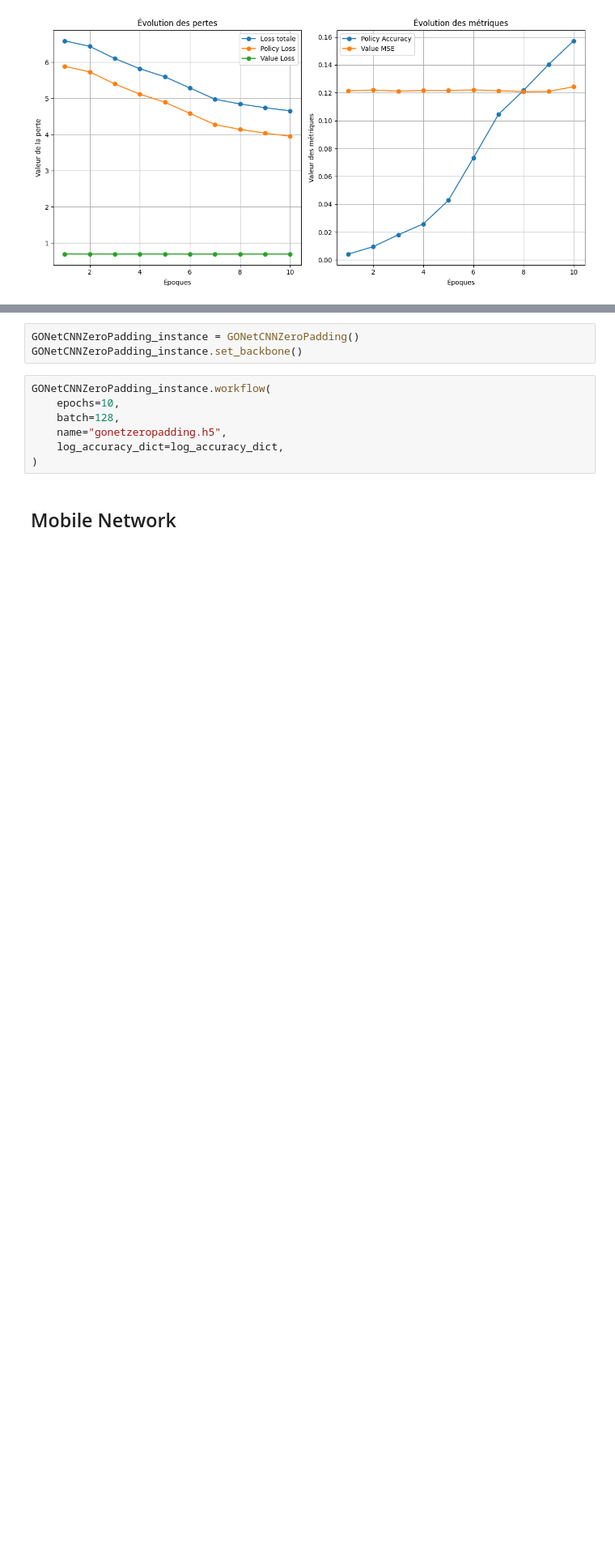
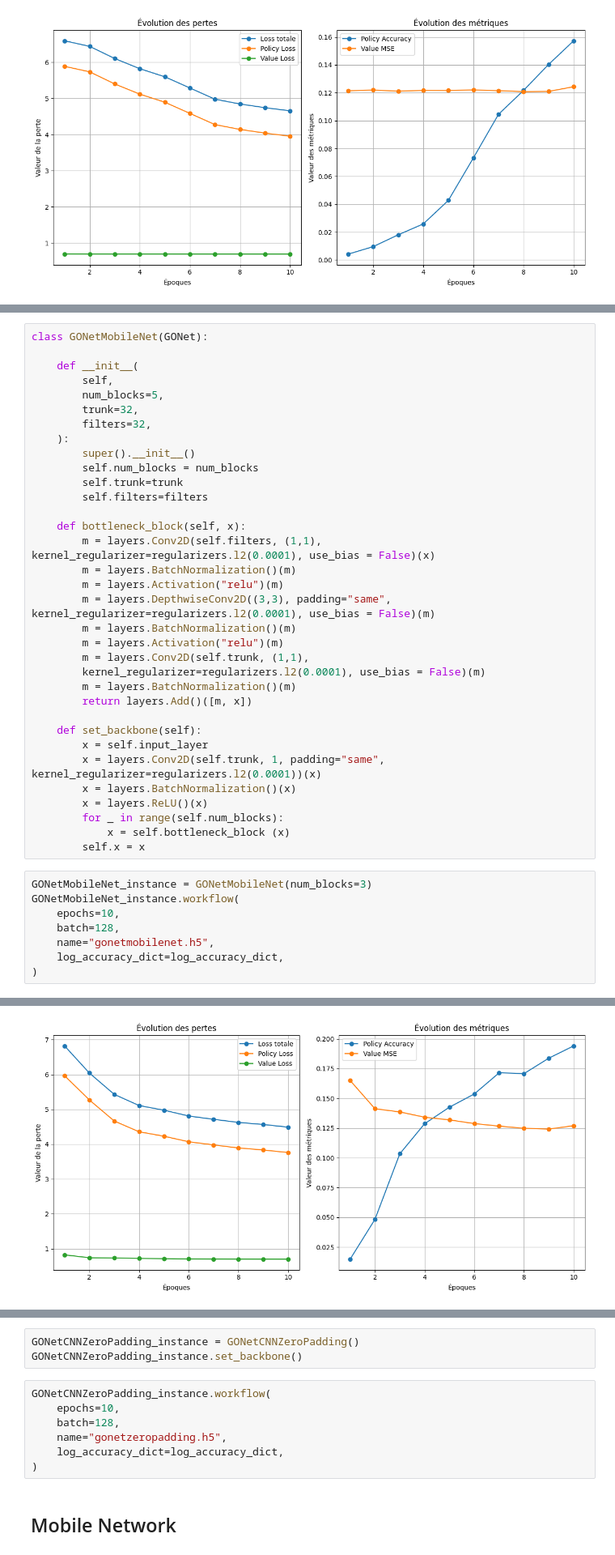
Before and after one commit to auduvignac/deep_learning_go, a Jupyter notebook: src/train_go_ai.ipynb, the cells around one changed output, grey strips where cells are left out. Shown at 81% size. Saved outputs shown, nothing was run; the diff lists cells and outputs as text; blank space fills up the shorter version.

Commit message:
add mobileNet

```diff
--- a/src/train_go_ai.ipynb
+++ b/src/train_go_ai.ipynb
@@ -815,0 +818,43 @@ epoch 10
+# %%
+class GONetMobileNet(GONet):
+
+    def __init__(
+        self,
+        num_blocks=5,
+        trunk=32,
+        filters=32,
+    ):
+        super().__init__()
+        self.num_blocks = num_blocks
+        self.trunk=trunk
+        self.filters=filters
+
+    def bottleneck_block(self, x):
+        m = layers.Conv2D(self.filters, (1,1), kernel_regularizer=regularizers.l2(0.0001), use_bias = False)(x)
+        m = layers.BatchNormalization()(m)
+        m = layers.Activation("relu")(m)
+        m = layers.DepthwiseConv2D((3,3), padding="same", kernel_regularizer=regularizers.l2(0.0001), use_bias = False)(m)
+        m = layers.BatchNormalization()(m)
+        m = layers.Activation("relu")(m)
+        m = layers.Conv2D(self.trunk, (1,1),
+        kernel_regularizer=regularizers.l2(0.0001), use_bias = False)(m)
+        m = layers.BatchNormalization()(m)
+        return layers.Add()([m, x])
+
+    def set_backbone(self):
+        x = self.input_layer
+        x = layers.Conv2D(self.trunk, 1, padding="same", kernel_regularizer=regularizers.l2(0.0001))(x)
+        x = layers.BatchNormalization()(x)
+        x = layers.ReLU()(x)
+        for _ in range(self.num_blocks):
+            x = self.bottleneck_block (x)
+        self.x = x
+# %%
+GONetMobileNet_instance = GONetMobileNet(num_blocks=3)
+GONetMobileNet_instance.workflow(
+    epochs=10,
+    batch=128,
+    name="gonetmobilenet.h5",
+    log_accuracy_dict=log_accuracy_dict,
+)
+# %% [output]
@@ -816,3 +880,4 @@ epoch 10
+[figure, added]
 # %% [markdown]
 # Première implémentation
 
```
Also changed, not shown: parts of 2 cells of this notebook.
